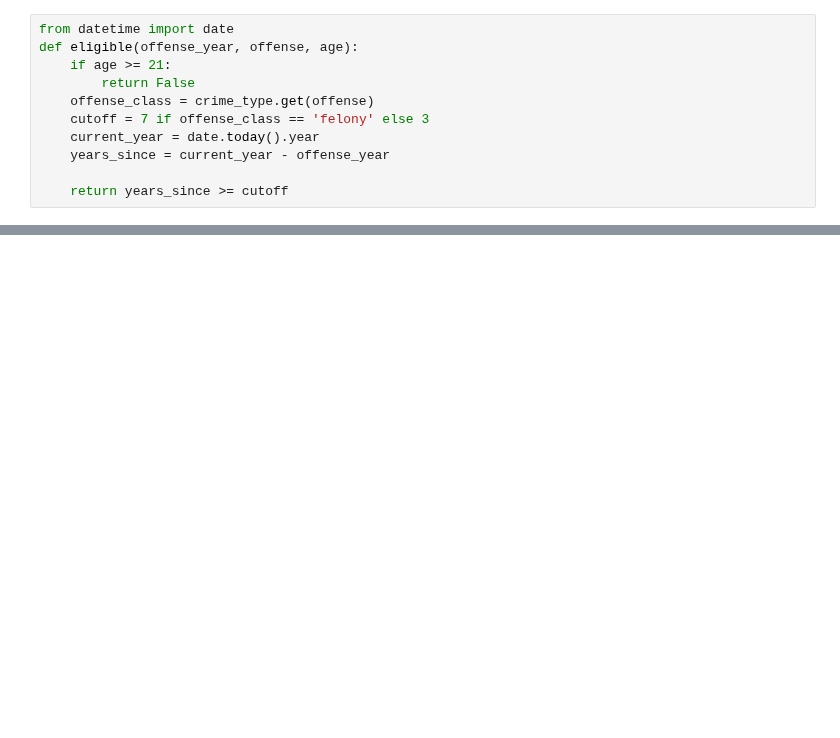
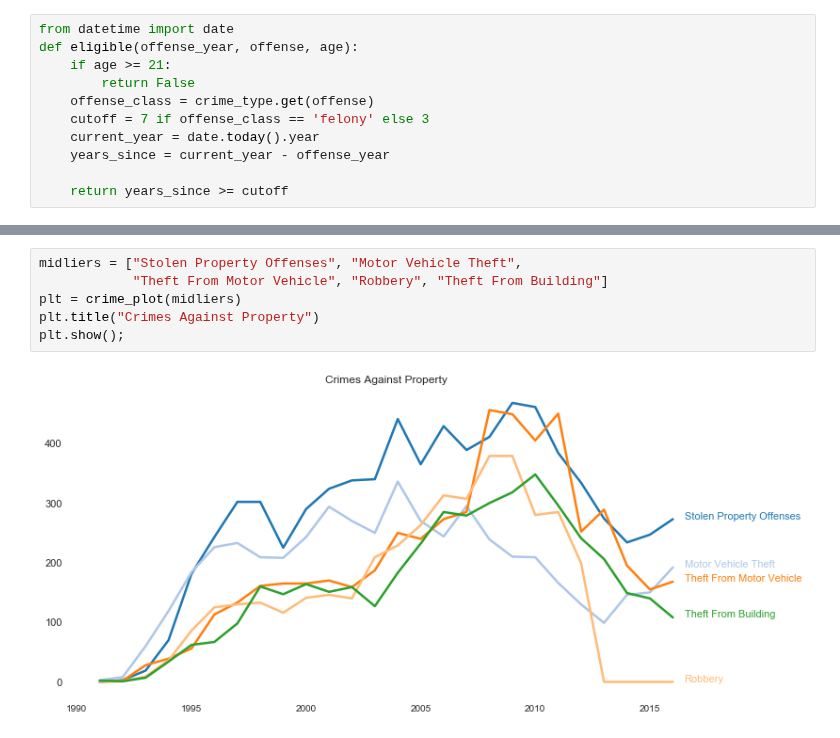
Before and after one commit to sheldonchan/clean_slate, a Jupyter notebook: notebooks/Arrest crime statistics.ipynb, the cells around one changed output, grey strips where cells are left out. Drawn from its saved outputs; the diff is of its cells as text; blank space fills up the shorter version.

```diff
--- a/notebooks/Arrest crime statistics.ipynb
+++ b/notebooks/Arrest crime statistics.ipynb
@@ -109,0 +304,8 @@ clean_arrests[clean_arrests["Eligible"]]["Count"].sum()
+# %%
+midliers = ["Stolen Property Offenses", "Motor Vehicle Theft",
+            "Theft From Motor Vehicle", "Robbery", "Theft From Building"]
+plt = crime_plot(midliers)
+plt.title("Crimes Against Property")
+plt.show();
+# %% [output]
+[figure, added]
```
Also changed, not shown: parts of 27 cells of this notebook.
